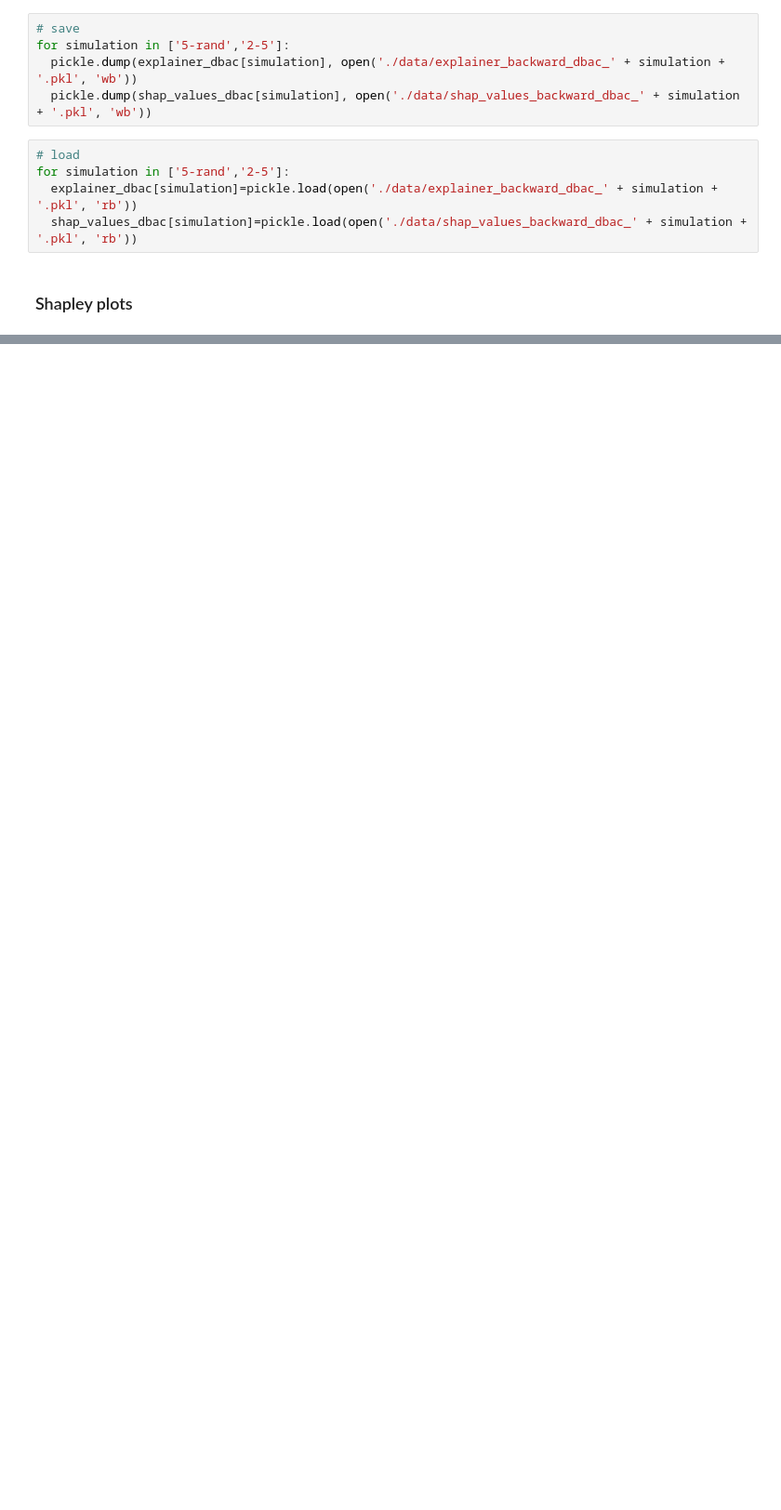
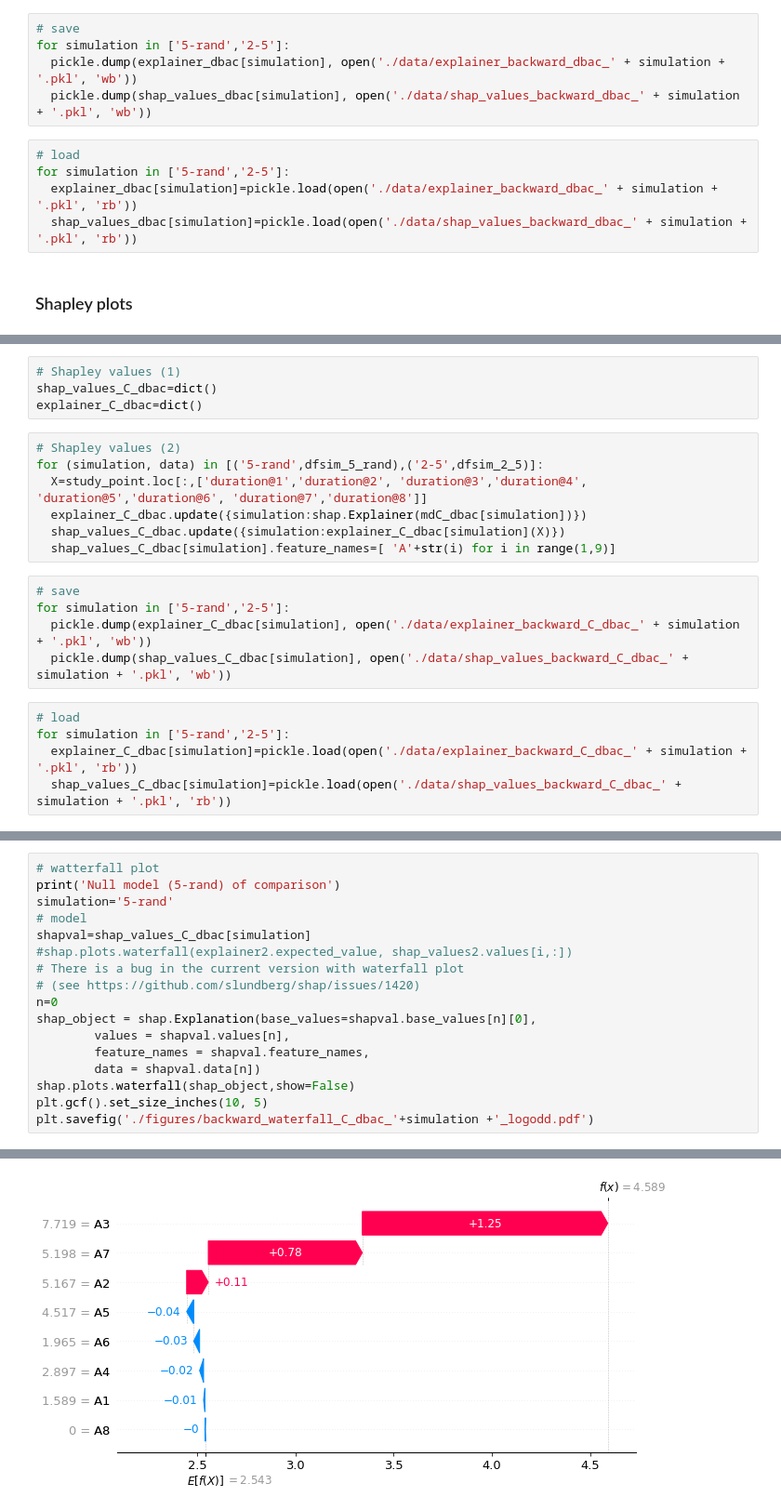
Before and after one commit to jismartin/sheva, a Jupyter notebook: sheva_shapley_backward_analysis.ipynb, the cells around one changed output, grey strips where cells are left out. Shown: that part at 93% size. Cells and saved outputs as stored; diff of their text form; blank space fills up the shorter version.

```diff
--- a/sheva_shapley_backward_analysis.ipynb
+++ b/sheva_shapley_backward_analysis.ipynb
@@ -264,0 +285,21 @@ Conditional interaction between activities 2-5
+# %%
+# Shapley values (1)
+shap_values_C_dbac=dict()
+explainer_C_dbac=dict()
+# %%
+# Shapley values (2)
+for (simulation, data) in [('5-rand',dfsim_5_rand),('2-5',dfsim_2_5)]:
+  X=study_point.loc[:,['duration@1','duration@2', 'duration@3','duration@4', 'duration@5','duration@6', 'duration@7','duration@8']]
+  explainer_C_dbac.update({simulation:shap.Explainer(mdC_dbac[simulation])})
+  shap_values_C_dbac.update({simulation:explainer_C_dbac[simulation](X)})
+  shap_values_C_dbac[simulation].feature_names=[ 'A'+str(i) for i in range(1,9)]
+# %%
+# save
+for simulation in ['5-rand','2-5']:
+  pickle.dump(explainer_C_dbac[simulation], open('./data/explainer_backward_C_dbac_' + simulation + '.pkl', 'wb'))
+  pickle.dump(shap_values_C_dbac[simulation], open('./data/shap_values_backward_C_dbac_' + simulation + '.pkl', 'wb'))
+# %%
+# load
+for simulation in ['5-rand','2-5']:
+  explainer_C_dbac[simulation]=pickle.load(open('./data/explainer_backward_C_dbac_' + simulation + '.pkl', 'rb'))
+  shap_values_C_dbac[simulation]=pickle.load(open('./data/shap_values_backward_C_dbac_' + simulation + '.pkl', 'rb'))
@@ -264,0 +308,18 @@ Conditional interaction between activities 2-5
+# %%
+# watterfall plot
+print('Null model (5-rand) of comparison')
+simulation='5-rand'
+# model
+shapval=shap_values_C_dbac[simulation]
+#shap.plots.waterfall(explainer2.expected_value, shap_values2.values[i,:])
+# There is a bug in the current version with waterfall plot
+# (see https://github.com/slundberg/shap/issues/1420)
+n=0
+shap_object = shap.Explanation(base_values=shapval.base_values[n][0],
+        values = shapval.values[n],
+        feature_names = shapval.feature_names,
+        data = shapval.data[n])
+shap.plots.waterfall(shap_object,show=False)
+plt.gcf().set_size_inches(10, 5)
+plt.savefig('./figures/backward_waterfall_C_dbac_'+simulation +'_logodd.pdf')
+# %% [output]
@@ -264,0 +327 @@ Conditional interaction between activities 2-5
+[figure, added]
```
Also changed, not shown: parts of 72 cells of this notebook, 54 other files.
